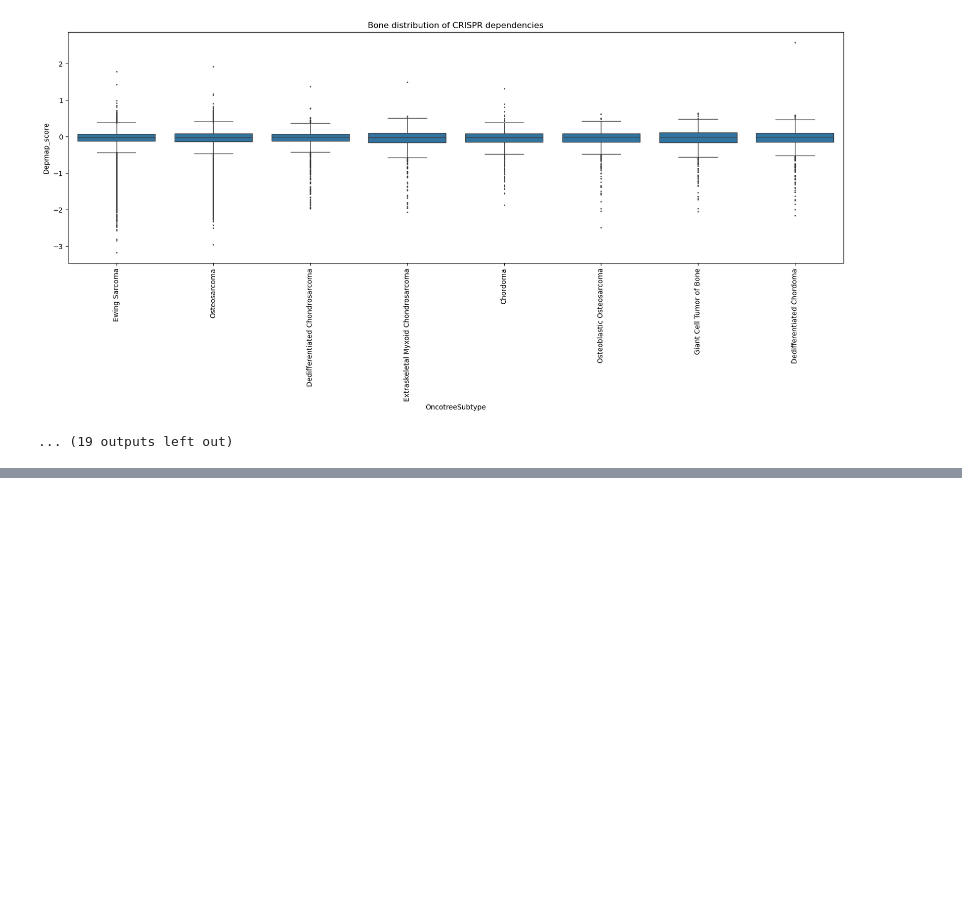
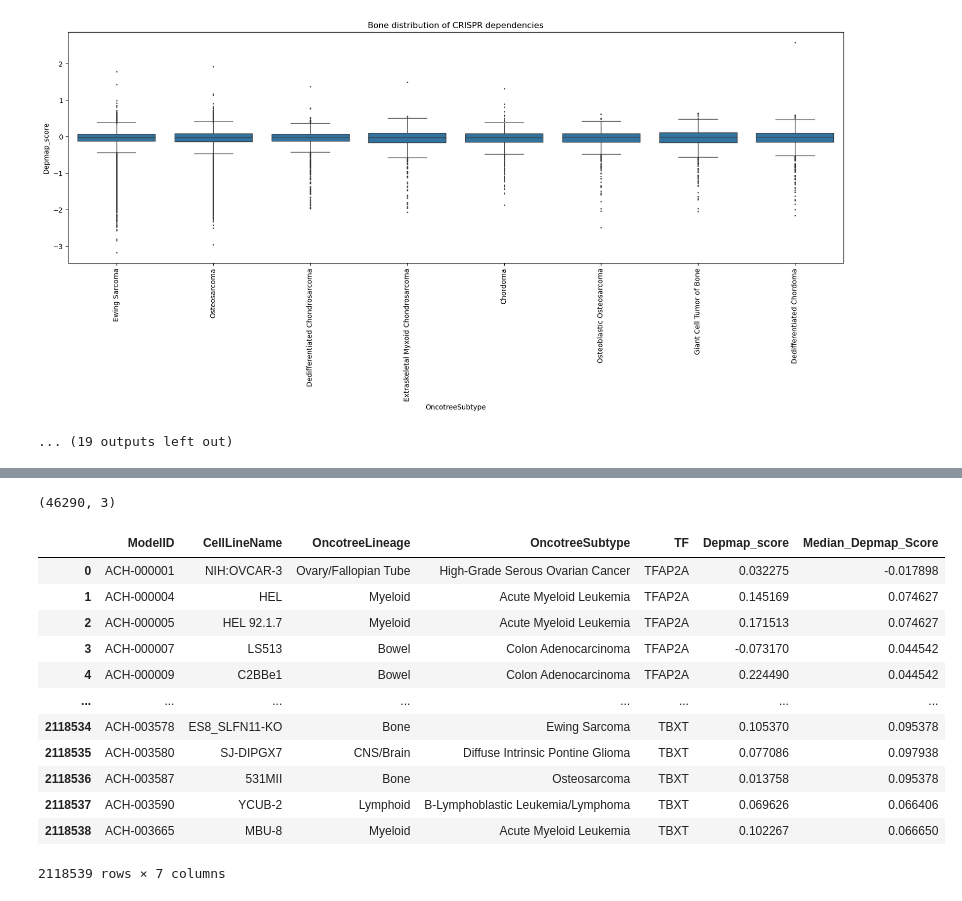
Before and after one commit to ddiannae/cancer_bootcamp25, a Jupyter notebook: project_week_get_tf_dependencies.ipynb, the cells around one changed output, grey strips where cells are left out. Drawn from its saved outputs; the diff is of its cells as text; code cells hidden in the pictures; blank space fills up the shorter version.

Commit message:
CRISPR_depmap_E3_ligases

```diff
--- a/project_week_get_tf_dependencies.ipynb
+++ b/project_week_get_tf_dependencies.ipynb
@@ -222,0 +292,6 @@ for lineage in crispr_dependencies_long['OncotreeLineage'].unique():
+# %%
+median_scores_TF_df = crispr_dependencies_long.groupby(["OncotreeLineage","TF"])["Depmap_score"].median().reset_index()
+
+median_scores_TF_df.rename(columns={"Depmap_score": "Median_Depmap_Score"}, inplace=True)
+
+median_scores_TF_df
@@ -222,0 +312,22 @@ for lineage in crispr_dependencies_long['OncotreeLineage'].unique():
+# %%
+median_scores_TF_df.shape
+# %% [output]
+(46290, 3)
+# %%
+crispr_dependencies_long = crispr_dependencies_long.drop(columns=["Median_Depmap_Score"], errors="ignore")
+crispr_dependencies_long = crispr_dependencies_long.merge(median_scores_TF_df,on=["OncotreeLineage", "TF"], how="left")
+crispr_dependencies_long
+# %% [output]
+|  | ModelID | CellLineName | OncotreeLineage | OncotreeSubtype | TF | Depmap_score | Median_Depmap_Score |
+| 0 | ACH-000001 | NIH:OVCAR-3 | Ovary/Fallopian Tube | High-Grade Serous Ovarian Cancer | TFAP2A | 0.032275 | -0.017898 |
+| 1 | ACH-000004 | HEL | Myeloid | Acute Myeloid Leukemia | TFAP2A | 0.145169 | 0.074627 |
+| 2 | ACH-000005 | HEL 92.1.7 | Myeloid | Acute Myeloid Leukemia | TFAP2A | 0.171513 | 0.074627 |
+| 3 | ACH-000007 | LS513 | Bowel | Colon Adenocarcinoma | TFAP2A | -0.073170 | 0.044542 |
+| 4 | ACH-000009 | C2BBe1 | Bowel | Colon Adenocarcinoma | TFAP2A | 0.224490 | 0.044542 |
+| ... | ... | ... | ... | ... | ... | ... | ... |
+| 2118534 | ACH-003578 | ES8_SLFN11-KO | Bone | Ewing Sarcoma | TBXT | 0.105370 | 0.095378 |
+| 2118535 | ACH-003580 | SJ-DIPGX7 | CNS/Brain | Diffuse Intrinsic Pontine Glioma | TBXT | 0.077086 | 0.097938 |
+| 2118536 | ACH-003587 | 531MII | Bone | Osteosarcoma | TBXT | 0.013758 | 0.095378 |
+| 2118537 | ACH-003590 | YCUB-2 | Lymphoid | B-Lymphoblastic Leukemia/Lymphoma | TBXT | 0.069626 | 0.066406 |
+| 2118538 | ACH-003665 | MBU-8 | Myeloid | Acute Myeloid Leukemia | TBXT | 0.102267 | 0.066650 |
+2118539 rows × 7 columns
```
Also changed, not shown: parts of 15 cells of this notebook.
